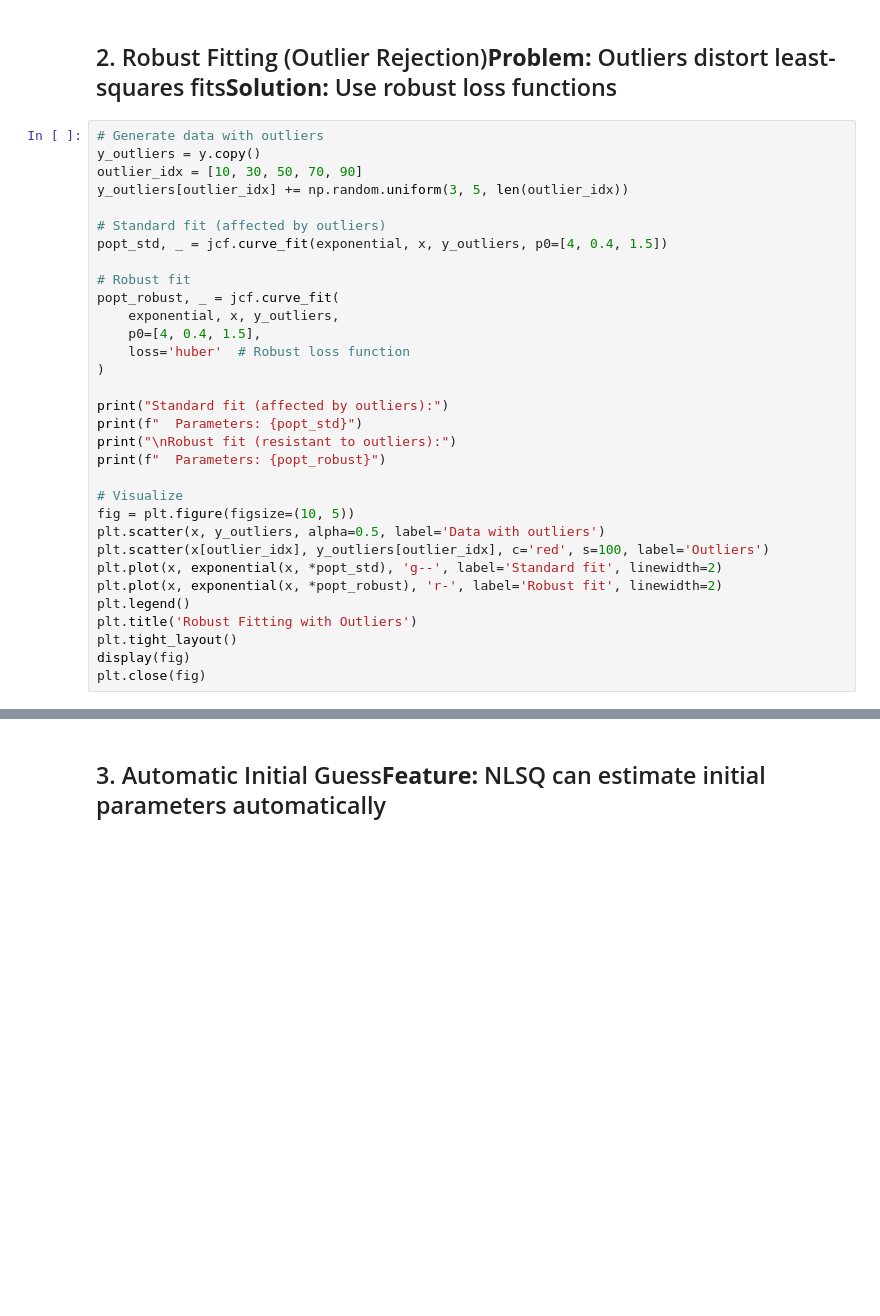
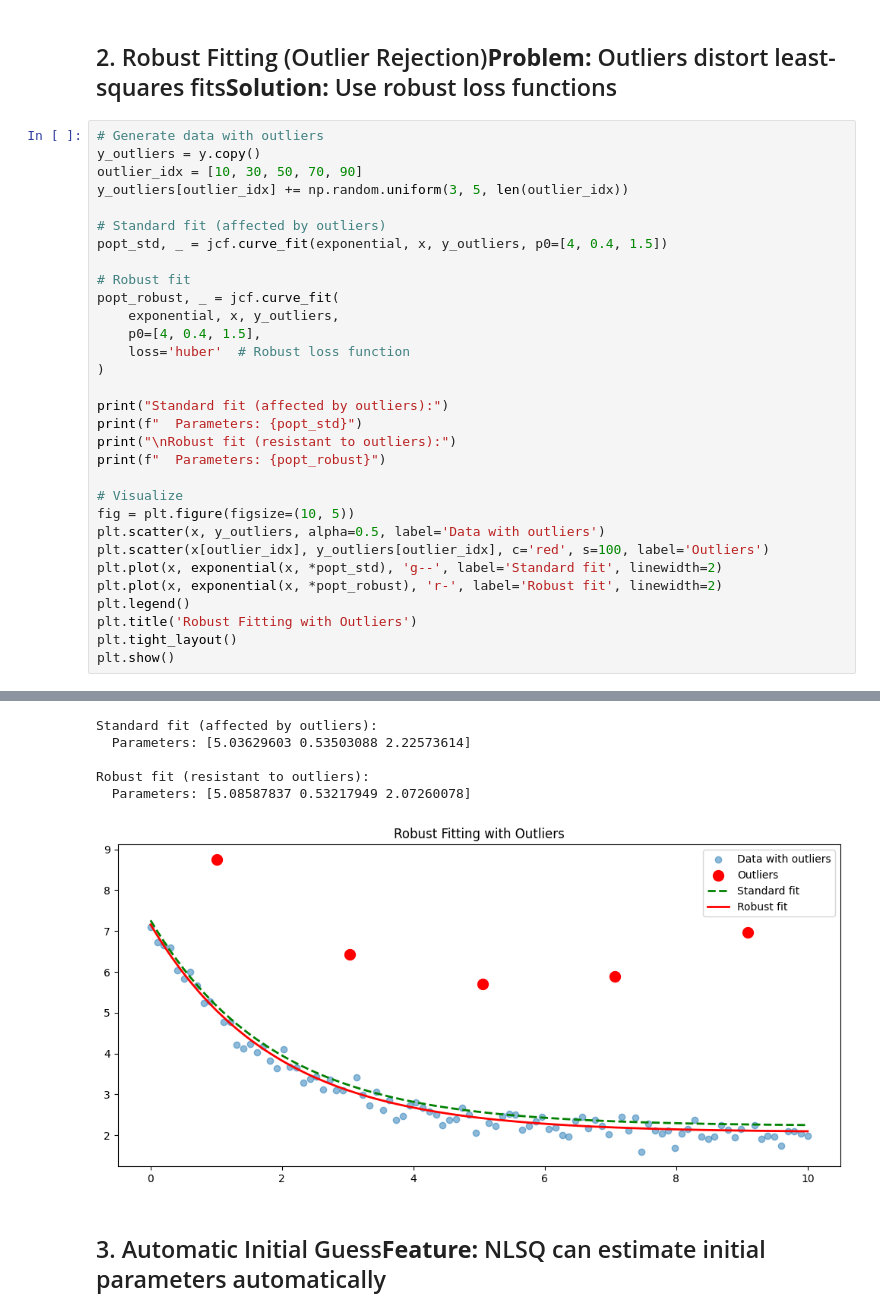
Before and after one commit to imewei/NLSQ, a Jupyter notebook: examples/notebooks/02_core_tutorials/advanced_features_demo.ipynb, the cells around one changed output, grey strips where cells are left out. Cells and saved outputs as stored; diff of their text form; blank space fills up the shorter version.

```diff
--- a/examples/notebooks/02_core_tutorials/advanced_features_demo.ipynb
+++ b/examples/notebooks/02_core_tutorials/advanced_features_demo.ipynb
@@ -76,5 +105,5 @@ plt.plot(x, exponential(x, *popt_robust), 'r-', label='Robust fit', linewidth=2)
 plt.legend()
 plt.title('Robust Fitting with Outliers')
 plt.tight_layout()
-display(fig)
-plt.close(fig)
+plt.show()
+# %% [output]
@@ -81,3 +127,9 @@ plt.close(fig)
+Standard fit (affected by outliers):
+  Parameters: [5.03629603 0.53503088 2.22573614]
+
+Robust fit (resistant to outliers):
+  Parameters: [5.08587837 0.53217949 2.07260078]
+[figure, added]
 # %% [markdown]
 ## 3. Automatic Initial Guess**Feature:** NLSQ can estimate initial parameters automatically
 # %%
```
Also changed, not shown: parts of 3 cells of this notebook, 1 other file.
